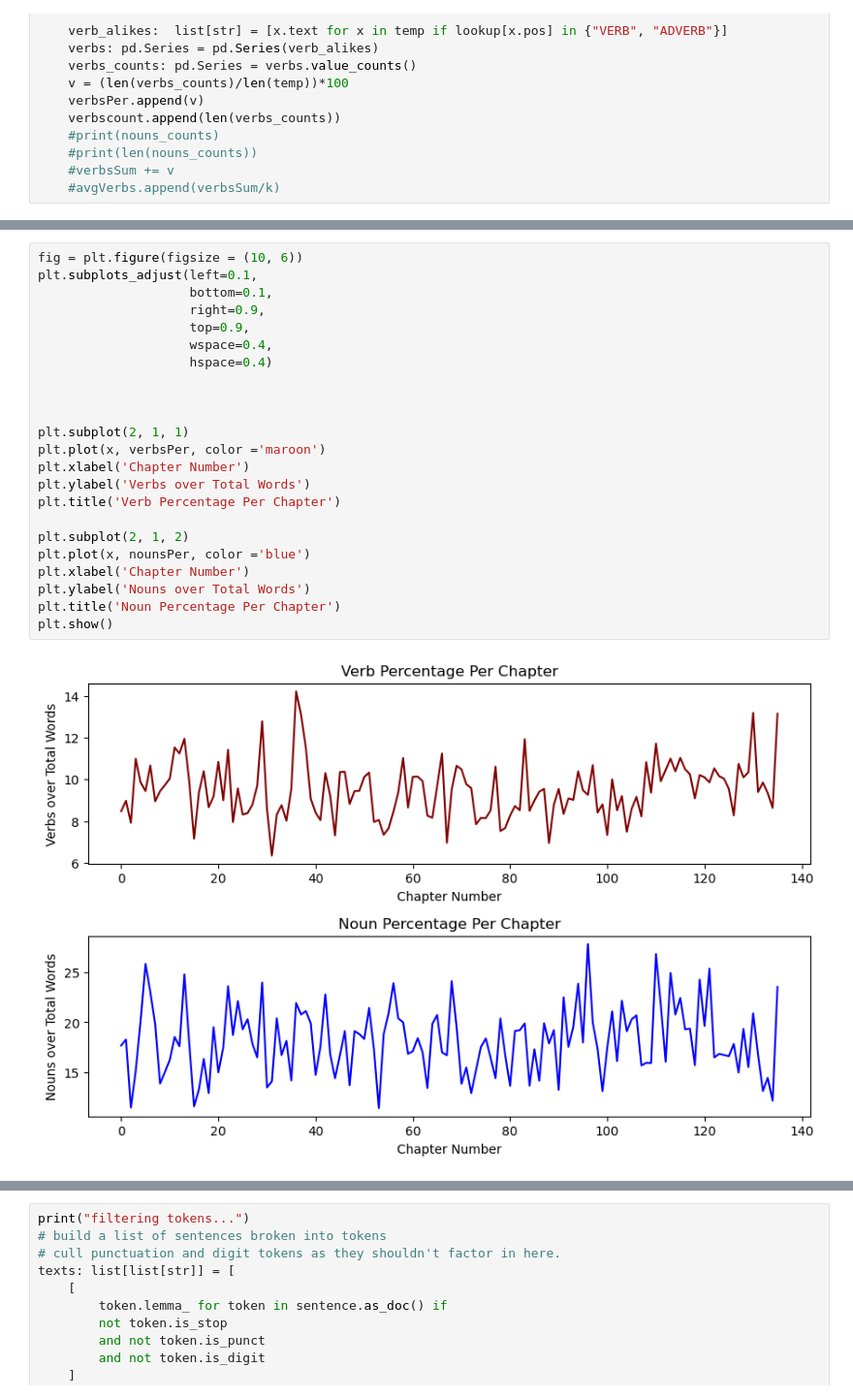
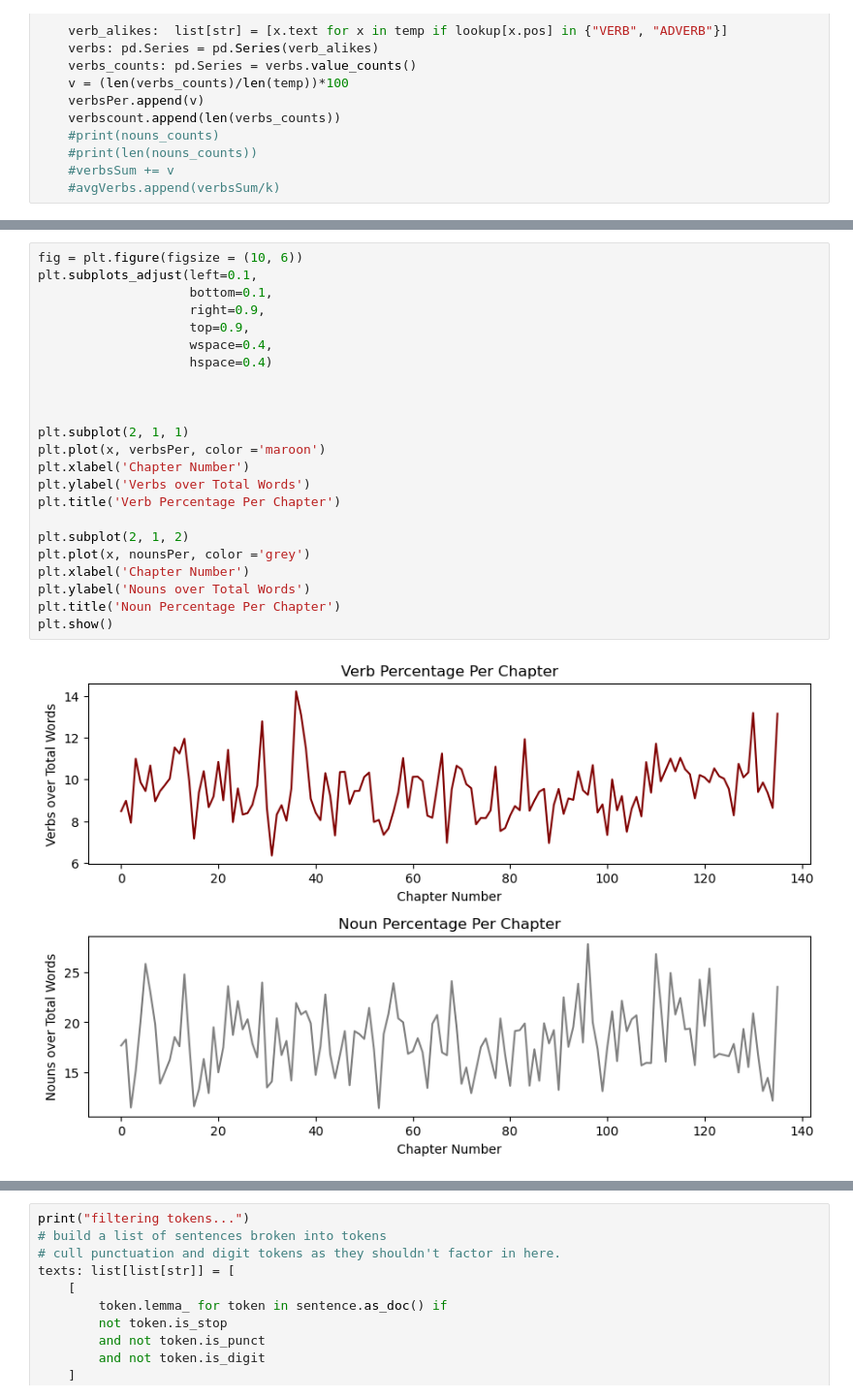
Before and after one commit to Pckay4058/COSC545-M2-Project, a Jupyter notebook: main.ipynb, the cells around one changed output, grey strips where cells are left out. Shown: that part at 97% size. Drawn from its saved outputs; the diff is of its cells as text.

```diff
--- a/main.ipynb
+++ b/main.ipynb
@@ -191,25 +212,25 @@ plt.show()
 # %%
 fig = plt.figure(figsize = (10, 6))
 plt.subplots_adjust(left=0.1,
                     bottom=0.1,
                     right=0.9,
                     top=0.9,
                     wspace=0.4,
                     hspace=0.4)
 
 
 
 plt.subplot(2, 1, 1)
 plt.plot(x, verbsPer, color ='maroon')
 plt.xlabel('Chapter Number')
 plt.ylabel('Verbs over Total Words')
 plt.title('Verb Percentage Per Chapter')
 
 plt.subplot(2, 1, 2)
-plt.plot(x, nounsPer, color ='blue')
+plt.plot(x, nounsPer, color ='grey')
 plt.xlabel('Chapter Number')
 plt.ylabel('Nouns over Total Words')
 plt.title('Noun Percentage Per Chapter')
 plt.show()
 # %% [output]
-[figure, old version]
+[figure, new version]
```
Also changed, not shown: parts of 3 cells of this notebook.
